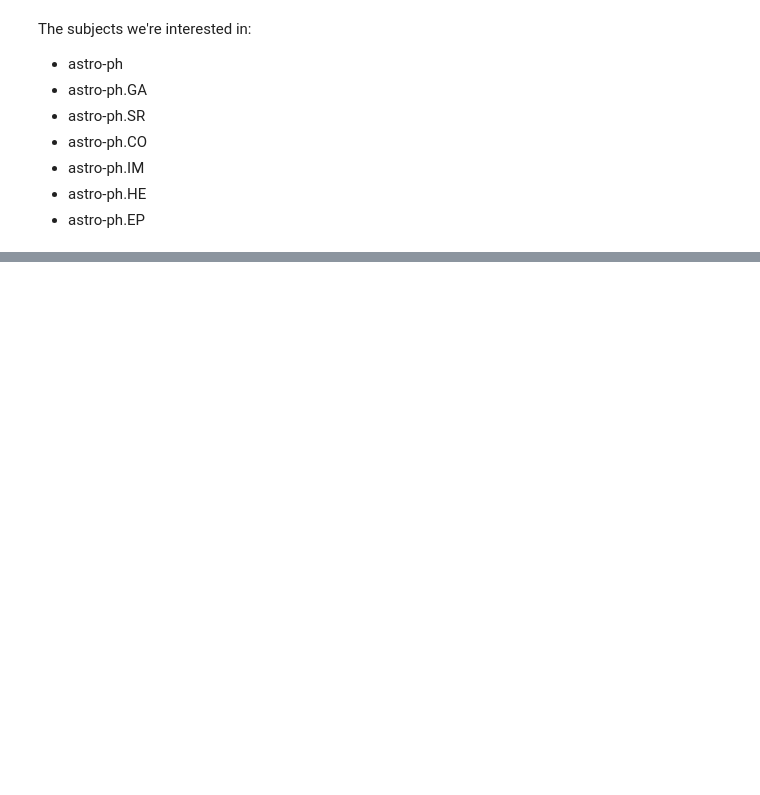
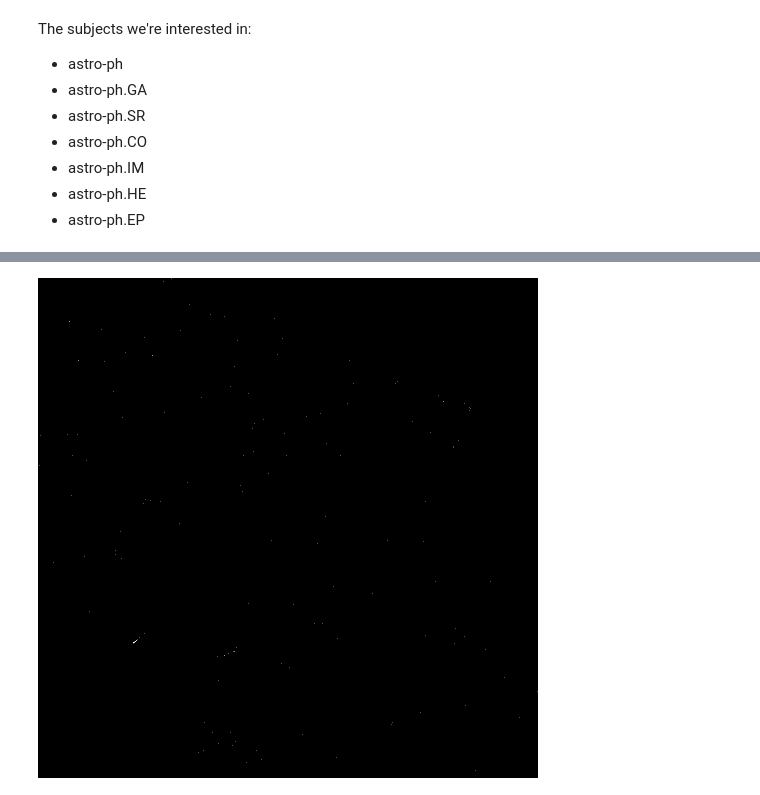
Before and after one commit to brienna/arxiv, a Jupyter notebook: doc2vec.ipynb, the cells around one changed output, grey strips where cells are left out. Saved outputs shown, nothing was run; the diff lists cells and outputs as text; code cells hidden in the pictures; blank space fills up the shorter version.

```diff
--- a/doc2vec.ipynb
+++ b/doc2vec.ipynb
@@ -280,0 +368,4 @@ keyplot(color_palette('Set1',9),names=['astro-ph',
+# %%
+# be sure to skip the header row that LargeVis generates
+data = pd.read_table('lv_output.txt',header=None,skiprows=1,names=['x','y'],delimiter=' ')
+data
@@ -280,0 +391,4 @@ keyplot(color_palette('Set1',9),names=['astro-ph',
+# %%
+# Join categories to the data frame
+data_joined = data.assign(category=parsed_categories_df)
+data_joined
@@ -280,0 +414,29 @@ keyplot(color_palette('Set1',9),names=['astro-ph',
+# %%
+# this is critical. Datashader depends on defining an image of a specified size in pixels
+plot_width  = int(500)
+plot_height = int(500)
+background = "black"
+
+import datashader as ds
+import datashader.transfer_functions as tf
+from functools import partial
+from datashader.utils import export_image
+from datashader.colors import colormap_select, Greys9, Hot, viridis, inferno
+from IPython.core.display import HTML, display
+
+# this function actually generates the datashader image
+export = partial(export_image, background = background, export_path="export")
+
+# this handles colorinzing of the image
+cm = partial(colormap_select, reverse=(background!="black"))
+# %%
+# define canvas of a specified dimension
+cvs = ds.Canvas(plot_width, plot_height)
+# aggregate *point* data into bins specified by the size of our image
+# this amounts to defining a value for each *pixel* in the image
+agg = cvs.points(data_joined, 'x', 'y')
+# now use a transfer function to draw the image. In this case we shade each pixel
+# based on the number of of observations falling within each pixel
+export(tf.shade(agg, cmap = cm(Greys9), how='linear'),'tempfile')
+# %% [output]
+[figure, added]
```
Also changed, not shown: parts of 21 cells of this notebook.
